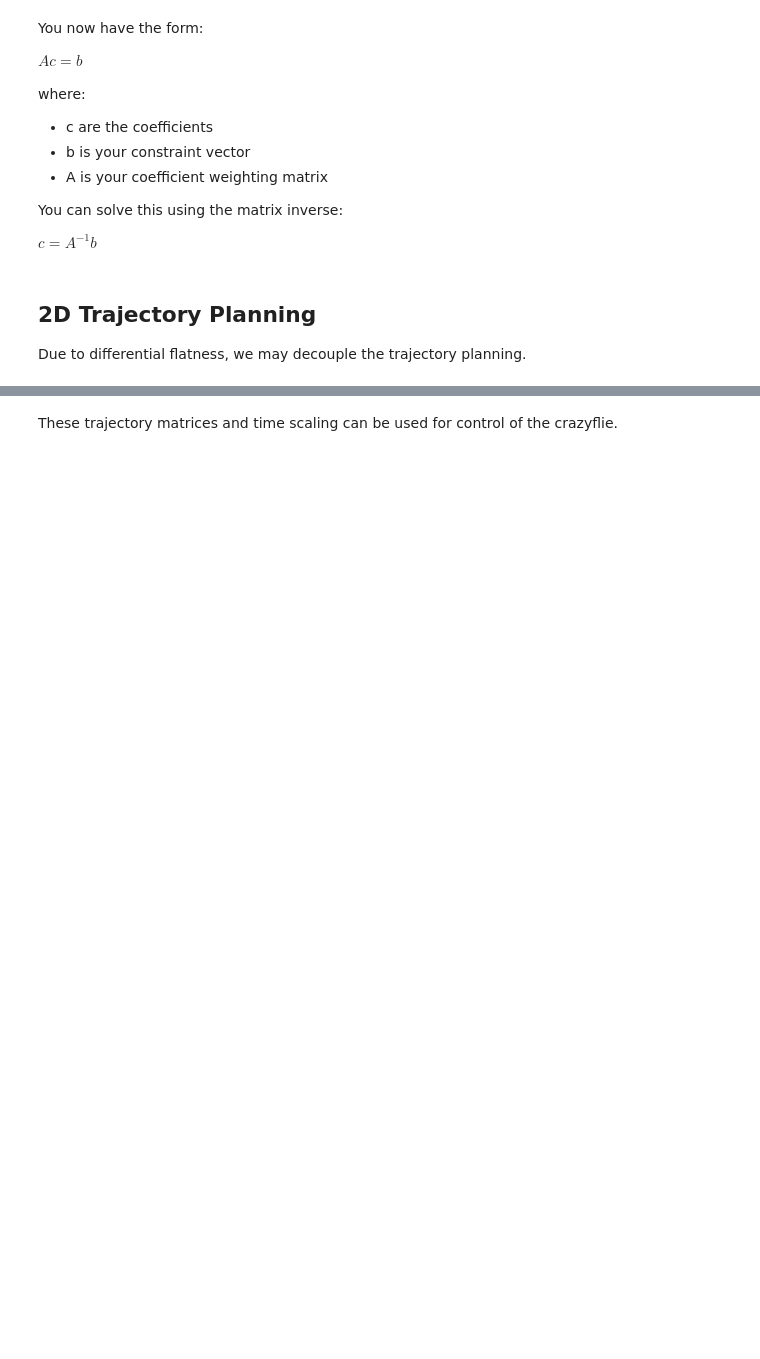
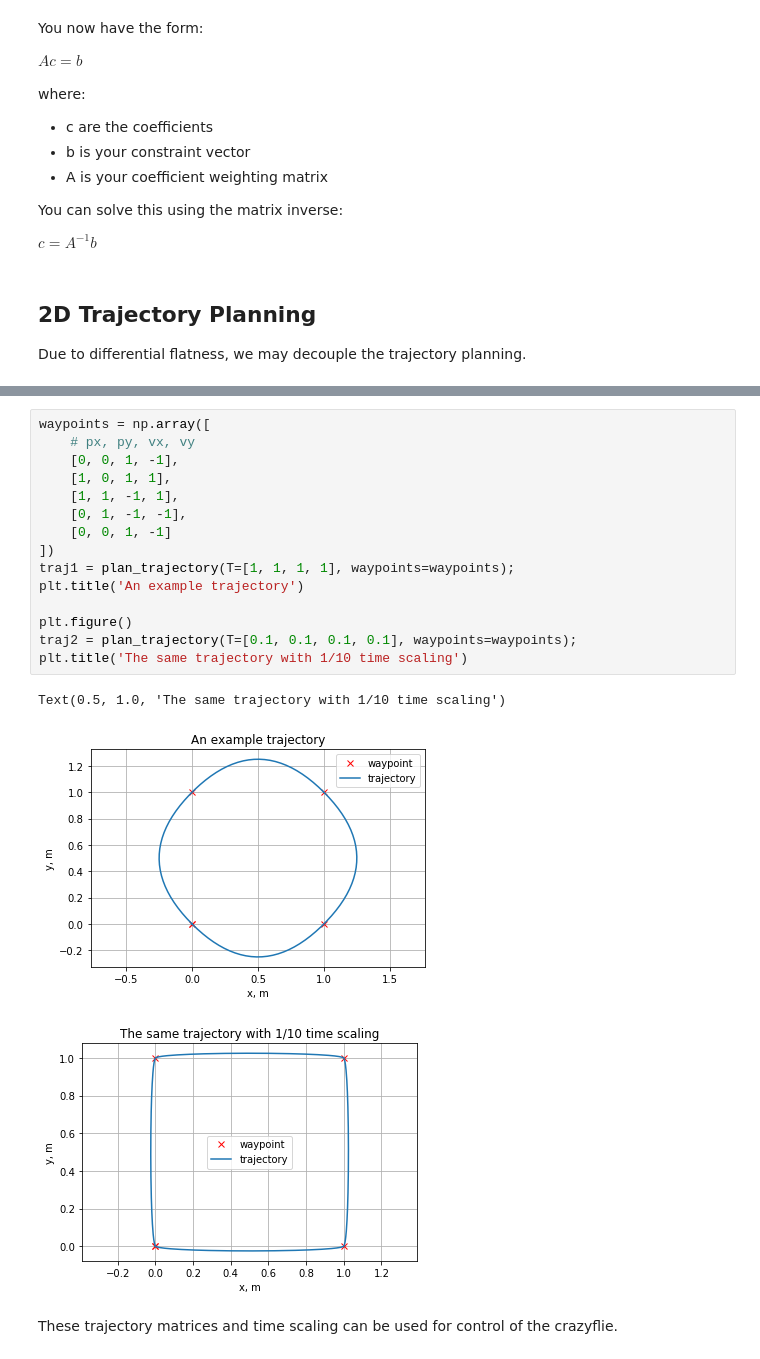
Before and after one commit to jgoppert/bswarm, a Jupyter notebook: notebooks/W3-Time-Scaling-Multiple-Waypoints.ipynb, the cells around one changed output, grey strips where cells are left out. Cells and saved outputs as stored; diff of their text form; blank space fills up the shorter version.

Commit message:
Improve time scaling notebook.

```diff
--- a/notebooks/W3-Time-Scaling-Multiple-Waypoints.ipynb
+++ b/notebooks/W3-Time-Scaling-Multiple-Waypoints.ipynb
@@ -162,3 +183,22 @@ plt.grid()
+# %%
+waypoints = np.array([
+    # px, py, vx, vy
+    [0, 0, 1, -1],
+    [1, 0, 1, 1],
+    [1, 1, -1, 1],
+    [0, 1, -1, -1],
+    [0, 0, 1, -1]
+])
+traj1 = plan_trajectory(T=[1, 1, 1, 1], waypoints=waypoints);
+plt.title('An example trajectory')
+
+plt.figure()
+traj2 = plan_trajectory(T=[0.1, 0.1, 0.1, 0.1], waypoints=waypoints);
+plt.title('The same trajectory with 1/10 time scaling')
+# %% [output]
+Text(0.5, 1.0, 'The same trajectory with 1/10 time scaling')
+[figure, added]
+[figure, added]
 # %% [markdown]
 These trajectory matrices and time scaling can be used for control of the crazyflie.
 # %%
```
Also changed, not shown: parts of 3 cells of this notebook.
